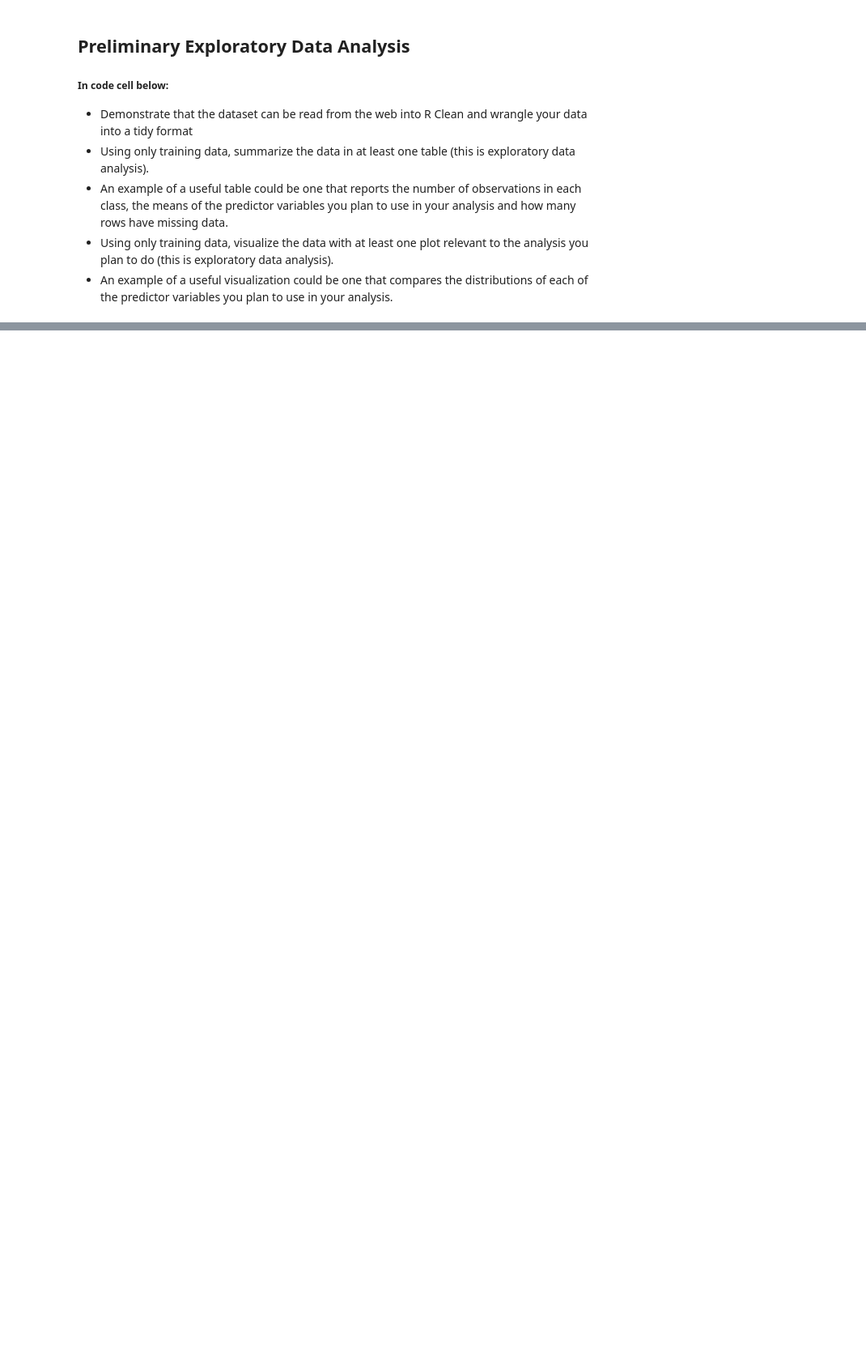
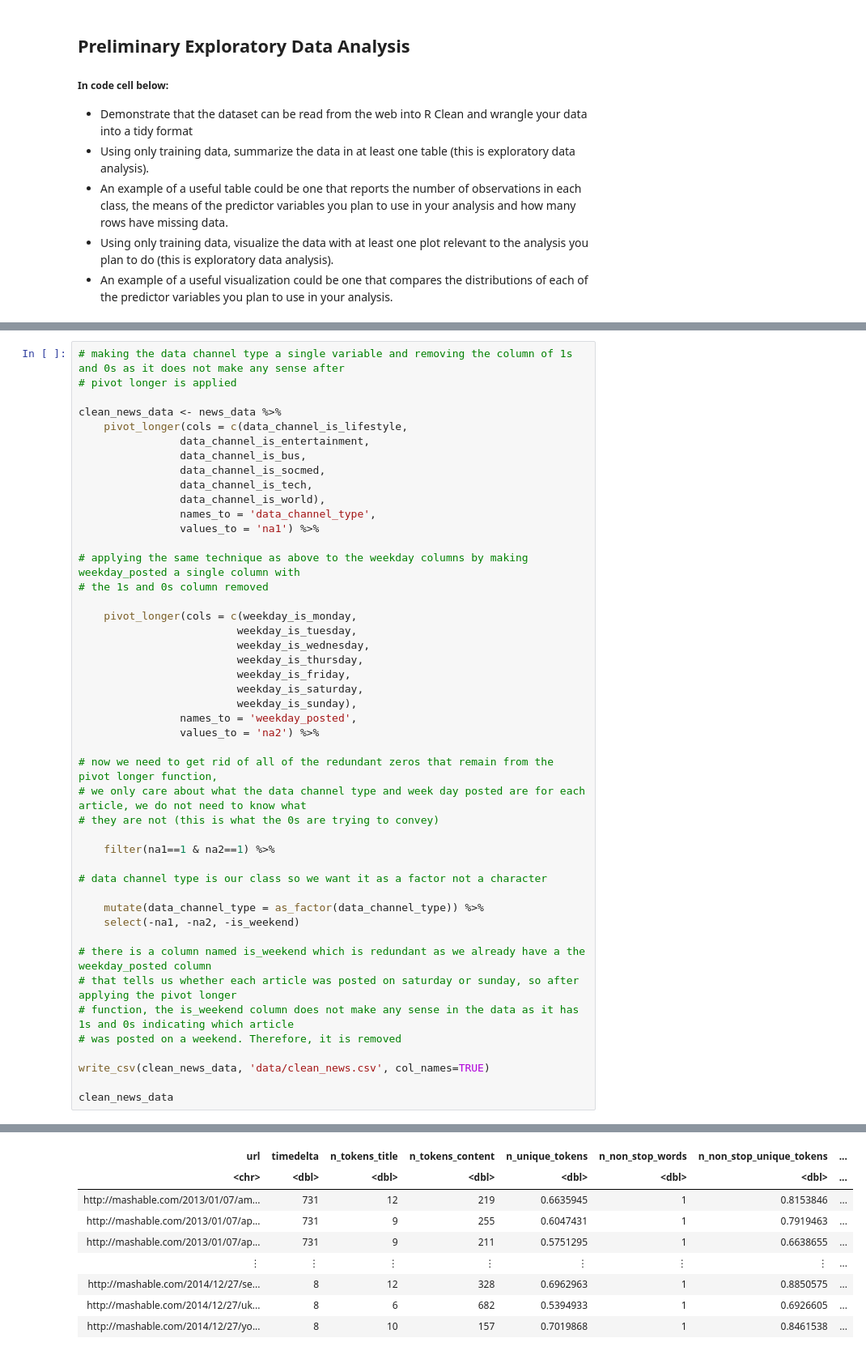
Before and after one commit to mahdiheydar/DSCI100Project, a Jupyter notebook: Proposal.ipynb, the cells around one changed output, grey strips where cells are left out. Shown at 81% size. Drawn from its saved outputs; the diff is of its cells as text; blank space fills up the shorter version.

```diff
--- a/Proposal.ipynb
+++ b/Proposal.ipynb
@@ -34,0 +86,47 @@ hello
+# %%
+# making the data channel type a single variable and removing the column of 1s and 0s as it does not make any sense after
+# pivot longer is applied
+
+clean_news_data <- news_data %>%
+    pivot_longer(cols = c(data_channel_is_lifestyle,
+                data_channel_is_entertainment,
+                data_channel_is_bus,
+                data_channel_is_socmed,
+                data_channel_is_tech,
+                data_channel_is_world),
+                names_to = 'data_channel_type',
+                values_to = 'na1') %>%
+
+# applying the same technique as above to the weekday columns by making weekday_posted a single column with
+# the 1s and 0s column removed
+
+    pivot_longer(cols = c(weekday_is_monday,
+                         weekday_is_tuesday,
+                         weekday_is_wednesday,
+                         weekday_is_thursday,
+                         weekday_is_friday,
+                         weekday_is_saturday,
+                         weekday_is_sunday),
+                names_to = 'weekday_posted',
+                values_to = 'na2') %>%
+
+# now we need to get rid of all of the redundant zeros that remain from the pivot longer function,
+# we only care about what the data channel type and week day posted are for each article, we do not need to know what
+# they are not (this is what the 0s are trying to convey)
+
+    filter(na1==1 & na2==1) %>%
+
+# data channel type is our class so we want it as a factor not a character
+
+    mutate(data_channel_type = as_factor(data_channel_type)) %>%
+    select(-na1, -na2, -is_weekend)
+
+# there is a column named is_weekend which is redundant as we already have a the weekday_posted column
+# that tells us whether each article was posted on saturday or sunday, so after applying the pivot longer
+# function, the is_weekend column does not make any sense in the data as it has 1s and 0s indicating which article
+# was posted on a weekend. Therefore, it is removed
+
+write_csv(clean_news_data, 'data/clean_news.csv', col_names=TRUE)
+
+clean_news_data
+# %% [output]
@@ -34,0 +134,9 @@ hello
+| url | timedelta | n_tokens_title | n_tokens_content | n_unique_tokens | n_non_stop_words | n_non_stop_unique_tokens | ... |
+| <chr> | <dbl> | <dbl> | <dbl> | <dbl> | <dbl> | <dbl> | ... |
+| http://mashable.com/2013/01/07/am... | 731 | 12 | 219 | 0.6635945 | 1 | 0.8153846 | ... |
+| http://mashable.com/2013/01/07/ap... | 731 | 9 | 255 | 0.6047431 | 1 | 0.7919463 | ... |
+| http://mashable.com/2013/01/07/ap... | 731 | 9 | 211 | 0.5751295 | 1 | 0.6638655 | ... |
+| ⋮ | ⋮ | ⋮ | ⋮ | ⋮ | ⋮ | ⋮ | ... |
+| http://mashable.com/2014/12/27/se... | 8 | 12 | 328 | 0.6962963 | 1 | 0.8850575 | ... |
+| http://mashable.com/2014/12/27/uk... | 8 | 6 | 682 | 0.5394933 | 1 | 0.6926605 | ... |
+| http://mashable.com/2014/12/27/yo... | 8 | 10 | 157 | 0.7019868 | 1 | 0.8461538 | ... |
```
Also changed, not shown: parts of 17 cells of this notebook, 2 other files.
